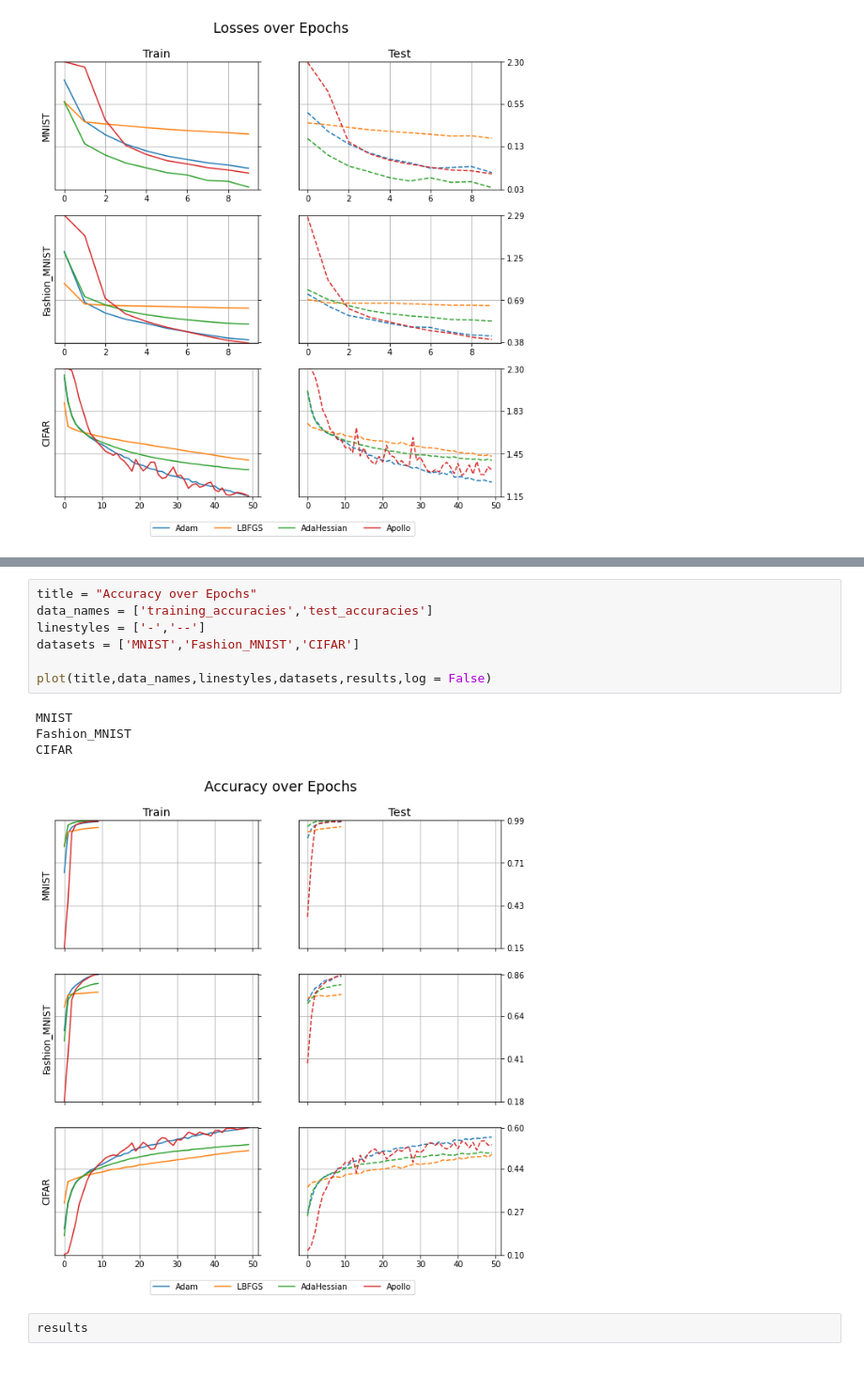
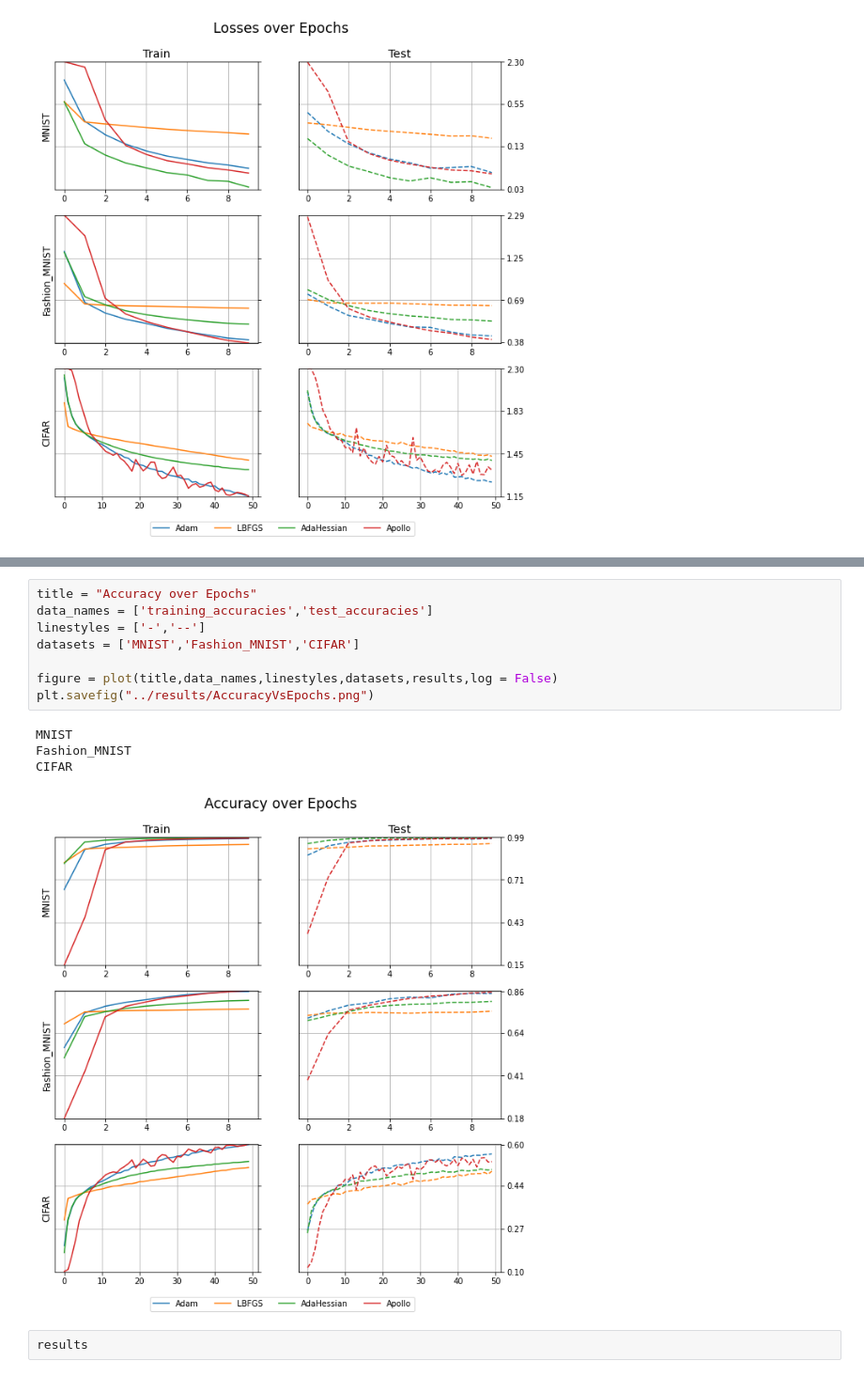
Before and after one commit to Ahmedjjj/second-order-optim-ConvNets, a Jupyter notebook: notebooks/Visualization2.ipynb, the cells around one changed output, grey strips where cells are left out. Shown: that part at 94% size. Drawn from its saved outputs; the diff is of its cells as text.

```diff
--- a/notebooks/Visualization2.ipynb
+++ b/notebooks/Visualization2.ipynb
@@ -129,15 +129,16 @@ CIFAR
 # %%
 title = "Accuracy over Epochs"
 data_names = ['training_accuracies','test_accuracies']
 linestyles = ['-','--']
 datasets = ['MNIST','Fashion_MNIST','CIFAR']
 
-plot(title,data_names,linestyles,datasets,results,log = False)
+figure = plot(title,data_names,linestyles,datasets,results,log = False)
+plt.savefig("../results/AccuracyVsEpochs.png")
 # %% [output]
 MNIST
 Fashion_MNIST
 CIFAR
-[figure, old version]
+[figure, new version]
 # %%
 results
 # %% [output]
```
Also changed, not shown: parts of 2 cells of this notebook.
